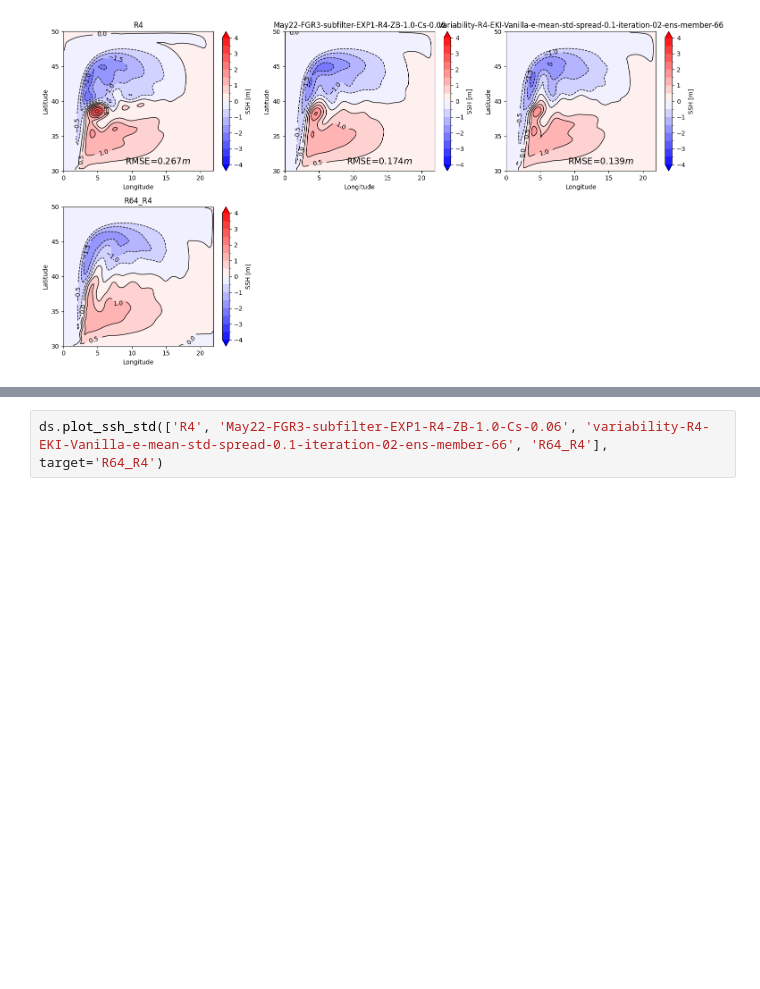
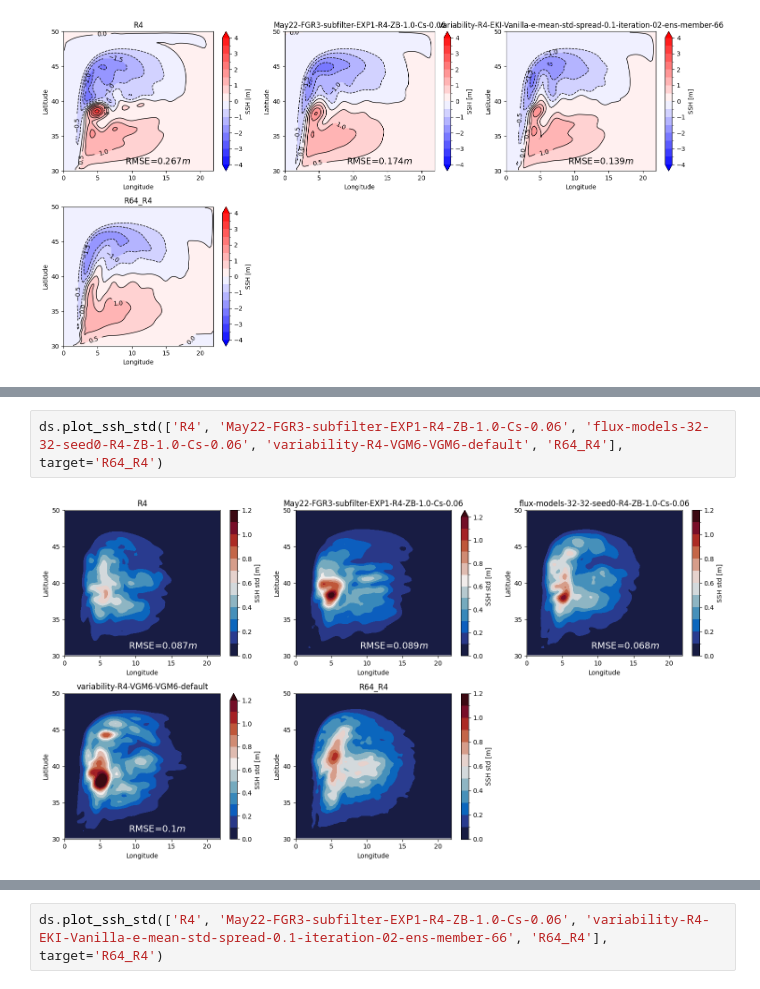
Before and after one commit to m2lines/calibration-MOM6, a Jupyter notebook: notebooks/calibrate-Double-Gyre-R4.ipynb, the cells around one changed output, grey strips where cells are left out. Saved outputs shown, nothing was run; the diff lists cells and outputs as text; blank space fills up the shorter version.

```diff
--- a/notebooks/calibrate-Double-Gyre-R4.ipynb
+++ b/notebooks/calibrate-Double-Gyre-R4.ipynb
@@ -251,0 +256,4 @@ ds.plot_ssh(['R4', 'May22-FGR3-subfilter-EXP1-R4-ZB-1.0-Cs-0.06', 'variability-R
+# %%
+ds.plot_ssh_std(['R4', 'May22-FGR3-subfilter-EXP1-R4-ZB-1.0-Cs-0.06', 'flux-models-32-32-seed0-R4-ZB-1.0-Cs-0.06', 'variability-R4-VGM6-VGM6-default', 'R64_R4'], target='R64_R4')
+# %% [output]
+[figure, added]
```
Also changed, not shown: parts of 6 cells of this notebook, 3 other files.
